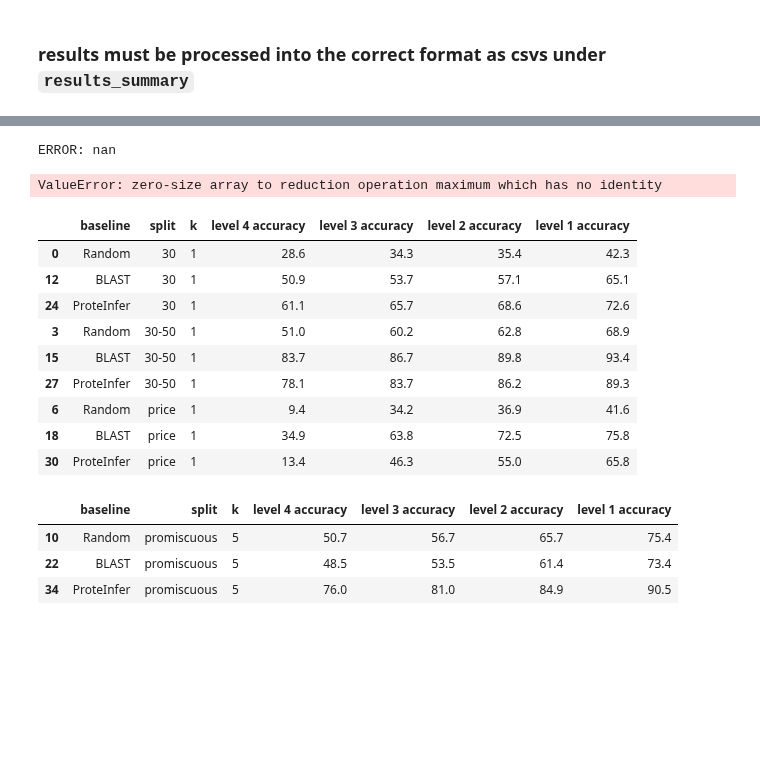
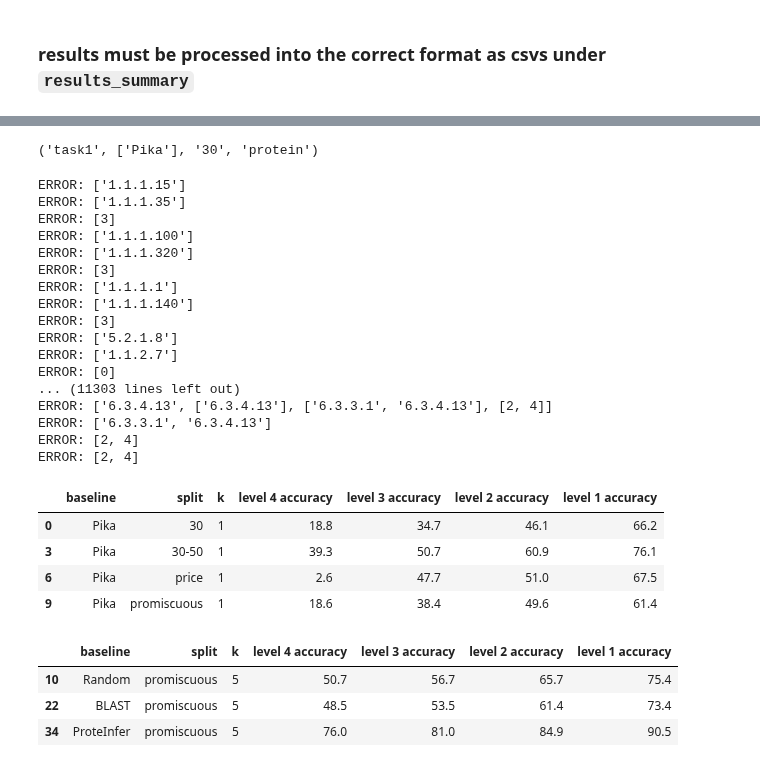
Before and after one commit to jsunn-y/CARE, a Jupyter notebook: task1_baselines/performance_evaluation.ipynb, the cells around one changed output, grey strips where cells are left out. Saved outputs shown, nothing was run; the diff lists cells and outputs as text; code cells hidden in the pictures; blank space fills up the shorter version.

Commit message:
Added new run for Pika

```diff
--- a/task1_baselines/performance_evaluation.ipynb
+++ b/task1_baselines/performance_evaluation.ipynb
@@ -67,7 +67,7 @@ warnings.filterwarnings("ignore")
 # %% [markdown]
 ### results must be processed into the correct format as csvs under `results_summary`
 # %%
-task1_baselines = ['Random', 'BLAST', 'ProteInfer']#, 'ChatGPT'] # 'CLEAN',
+task1_baselines = ['Pika'] #['Random', 'BLAST', 'ProteInfer', 'Pika']#, 'ChatGPT'] # 'CLEAN',
 task1_splits = ['30', '30-50', 'price', 'promiscuous']
 
 task2_baselines = ['Random', 'Similarity', 'CREEP', 'CREEP_text', 'ChatGPT', 'ChatGPT_reaction']
@@ -91,7 +93,7 @@ for task in ['task1']:#, 'task2']:
         modality = 'reaction'
 
     for split in splits:
-        query_df = pd.read_csv('{}_baselines/results_summary/{}/{}_{}_test_results_df.csv'.format(task, baselines[1], split, modality))
+        query_df = pd.read_csv('{}_baselines/results_summary/{}/{}_{}_test_results_df.csv'.format(task, baselines[0], split, modality))
 
         num_cols = find_column(query_df, '0')
         print(num_cols)
@@ -110,3 +126,7 @@ for task in ['task1']:#, 'task2']:
+# %%
+task, baselines, split, modality
+# %% [output]
+('task1', ['Pika'], '30', 'protein')
 # %%
 import os
 os.chdir('..')
@@ -158,21 +178,31 @@ for baseline in baselines:
 
             results.loc[len(results)] = [baseline, split, k, accuracies[0], accuracies[1], accuracies[2], accuracies[3]]
 # %% [output]
-ERROR: nan
+ERROR: ['1.1.1.15']
+ERROR: ['1.1.1.35']
+ERROR: [3]
+ERROR: ['1.1.1.100']
+ERROR: ['1.1.1.320']
+ERROR: [3]
+ERROR: ['1.1.1.1']
+ERROR: ['1.1.1.140']
+ERROR: [3]
+ERROR: ['5.2.1.8']
+ERROR: ['1.1.2.7']
+ERROR: [0]
+... (11303 lines left out)
+ERROR: ['6.3.4.13', ['6.3.4.13'], ['6.3.3.1', '6.3.4.13'], [2, 4]]
+ERROR: ['6.3.3.1', '6.3.4.13']
+ERROR: [2, 4]
+ERROR: [2, 4]
-ValueError: zero-size array to reduction operation maximum which has no identity
 # %%
-results[results['k'] == 1].sort_values(by='split')[results['split'] != 'promiscuous']
+results[results['k'] == 1].sort_values(by='split')#[results['split'] != 'promiscuous']
 # %% [output]
 |  | baseline | split | k | level 4 accuracy | level 3 accuracy | level 2 accuracy | level 1 accuracy |
-| 0 | Random | 30 | 1 | 28.6 | 34.3 | 35.4 | 42.3 |
-| 12 | BLAST | 30 | 1 | 50.9 | 53.7 | 57.1 | 65.1 |
-| 24 | ProteInfer | 30 | 1 | 61.1 | 65.7 | 68.6 | 72.6 |
-| 3 | Random | 30-50 | 1 | 51.0 | 60.2 | 62.8 | 68.9 |
-| 15 | BLAST | 30-50 | 1 | 83.7 | 86.7 | 89.8 | 93.4 |
-| 27 | ProteInfer | 30-50 | 1 | 78.1 | 83.7 | 86.2 | 89.3 |
-| 6 | Random | price | 1 | 9.4 | 34.2 | 36.9 | 41.6 |
-| 18 | BLAST | price | 1 | 34.9 | 63.8 | 72.5 | 75.8 |
-| 30 | ProteInfer | price | 1 | 13.4 | 46.3 | 55.0 | 65.8 |
+| 0 | Pika | 30 | 1 | 18.8 | 34.7 | 46.1 | 66.2 |
+| 3 | Pika | 30-50 | 1 | 39.3 | 50.7 | 60.9 | 76.1 |
+| 6 | Pika | price | 1 | 2.6 | 47.7 | 51.0 | 67.5 |
+| 9 | Pika | promiscuous | 1 | 18.6 | 38.4 | 49.6 | 61.4 |
 # %%
 results[results['k'] == 5][results['split'] == 'promiscuous']
 # %% [output]
```
Also changed, not shown: parts of 3 cells of this notebook, 3 other files.
